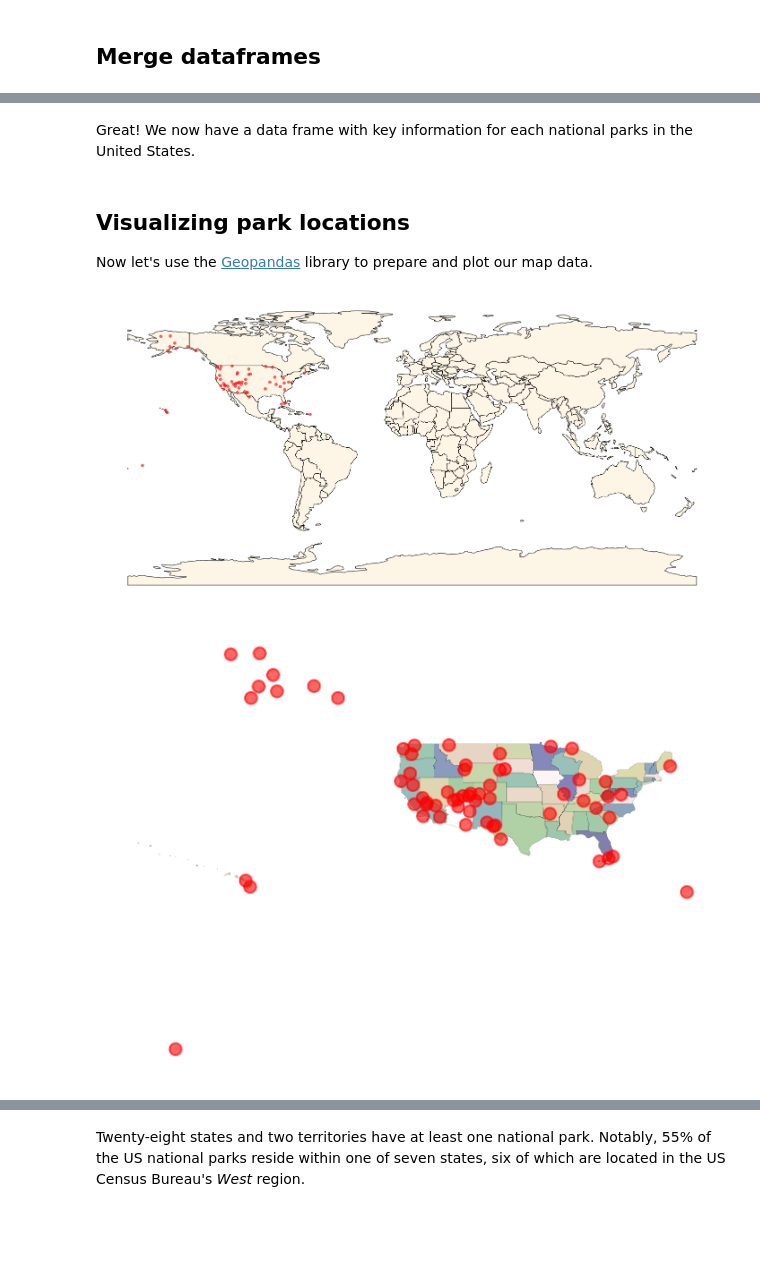
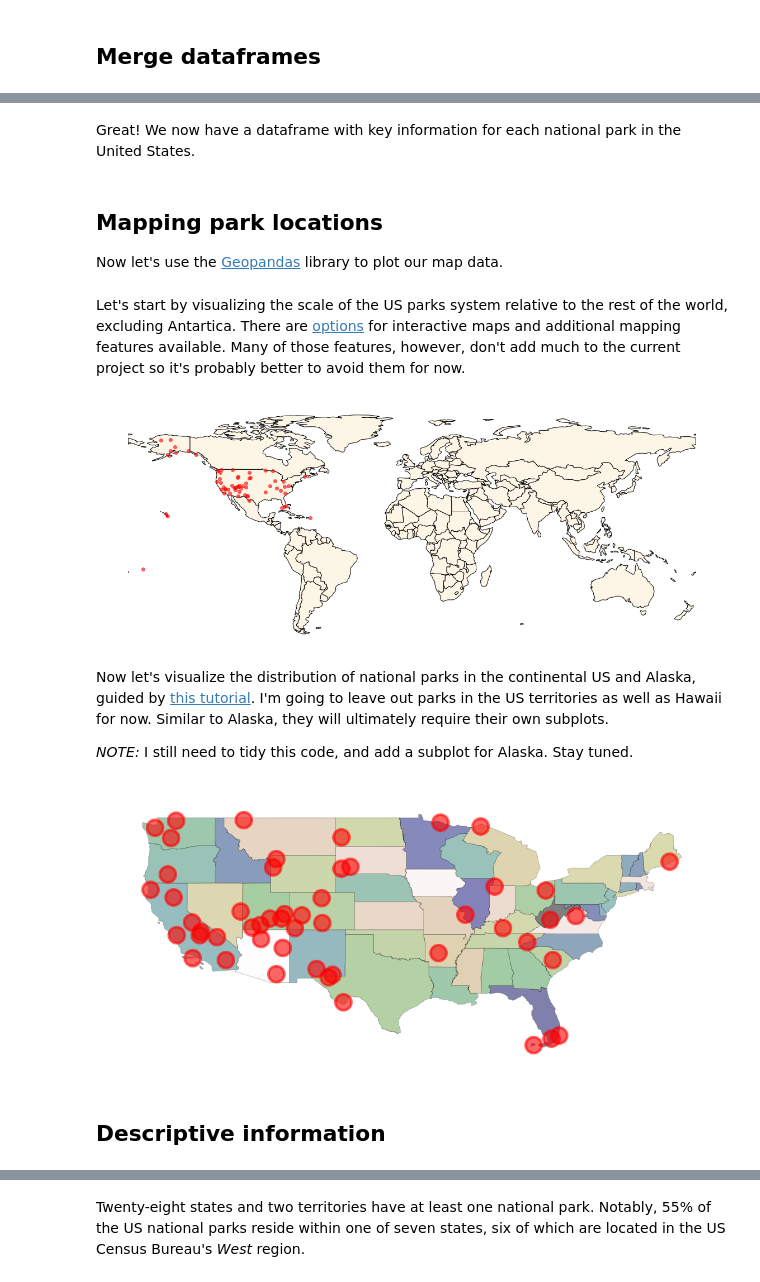
Before and after one commit to bostlund/side_projects, a Jupyter notebook: us_national_parks/us_national_parks.ipynb, the cells around one changed output, grey strips where cells are left out. Saved outputs shown, nothing was run; the diff lists cells and outputs as text; code cells hidden in the pictures; blank space fills up the shorter version.

```diff
--- a/us_national_parks/us_national_parks.ipynb
+++ b/us_national_parks/us_national_parks.ipynb
@@ -121,7 +121,7 @@ map_df = map_df.to_crs("EPSG:4326")
 # %%
 # tidy dataframe
 map_df.columns = map(str.lower, map_df.columns)
-map_df.rename(columns={'name':'state_terr', 'aland': 'state_sq_meters'}, inplace=True)
+map_df.rename(columns={'name':'state_terr'}, inplace=True)
 # %%
 # preview dataframe
 map_df.head(3)
@@ -134,7 +134,7 @@ map_df.head(3)
 ## Merge dataframes
 # %%
 # create new dataframe with select variables
-regions = map_df[['region', 'state_sq_meters', 'state_terr']].copy()
+regions = map_df[['region', 'stusps', 'state_terr']].copy()
 # %%
 # left merge regions and parks dateframes, by state_terr
 parks = parks.merge(regions, on='state_terr', how='left')
@@ -161,18 +161,22 @@ parks.head()
 # %% [markdown]
-Great! We now have a data frame with key information for each national parks in the United States.
+Great! We now have a dataframe with key information for each national park in the United States.
 # %% [markdown]
-## Visualizing park locations
-Now let's use the [Geopandas](https://geopandas.org/en/stable/gallery/create_geopandas_from_pandas.html) library to prepare and plot our map data.
+## Mapping park locations
+Now let's use the [Geopandas](https://geopandas.org/en/stable/gallery/create_geopandas_from_pandas.html) library to plot our map data.
 # %%
 gdf = gpd.GeoDataFrame(parks,
                        geometry=gpd.points_from_xy(parks.longitude, parks.latitude))
+# %% [markdown]
+Let's start by visualizing the scale of the US parks system relative to the rest of the world, excluding Antartica. There are [options](https://www.practicaldatascience.org/html/gis_mapping.html) for interactive maps and additional mapping features available. Many of those features, however, don't add much to the current project so it's probably better to avoid them for now.
+# %%
+world = gpd.read_file(gpd.datasets.get_path('naturalearth_lowres'))
+world = world[world["name"] != "Antarctica"]
 # %%
-world = gpd.read_file(gpd.datasets.get_path('naturalearth_lowres'))
+ax = world.plot(color='oldlace', edgecolor='black', figsize=(20,20))
+ax.set_axis_off()
 
-ax = world.plot(color='oldlace', edgecolor='black', figsize=(25,25))
-ax.set_axis_off()
 gdf.plot(ax=ax, alpha=0.6, color='red')
 
 plt.show()
 # %% [output]
-[figure, old version]
+[figure, new version]
@@ -183,0 +183,4 @@ for n in short_list:
+# %% [markdown]
+Now let's visualize the distribution of national parks in the continental US and Alaska, guided by [this tutorial](https://medium.com/@jl_ruiz/plot-maps-from-the-us-census-bureau-using-geopandas-and-contextily-in-python-df787647ef77). I'm going to leave out parks in the US territories as well as Hawaii for now. Similar to Alaska, they will ultimately require their own subplots.
+
+*NOTE:* I still need to tidy this code, and add a subplot for Alaska. Stay tuned.
@@ -184,15 +194,17 @@ for n in short_list:
 # %%
-# create a basic continential US figure
-f,ax = plt.subplots(1,1, figsize=(6,4), dpi=300)
+f,ax = plt.subplots(1,1, figsize=(4,4), dpi=300)
+
 divider = make_axes_locatable(ax)
 ax.set_axis_off()
 us49.plot(ax=ax, alpha=0.5, cmap='gist_earth', edgecolor='k', legend=False, linewidth=0.1)
 
-gdf.plot(ax=ax, alpha=0.6, color='red')
+us49_gdf.plot(ax=ax, alpha=0.6, color='red')
 
 plt.show()
 # %% [output]
-[figure, old version]
+[figure, new version]
+# %% [markdown]
+## Descriptive information
 # %%
 plt.figure(figsize=(30,10))
 plt.axvspan(-0.5, 6.5, color='lightcoral', alpha=0.15)
```
Also changed, not shown: parts of 6 cells of this notebook.
